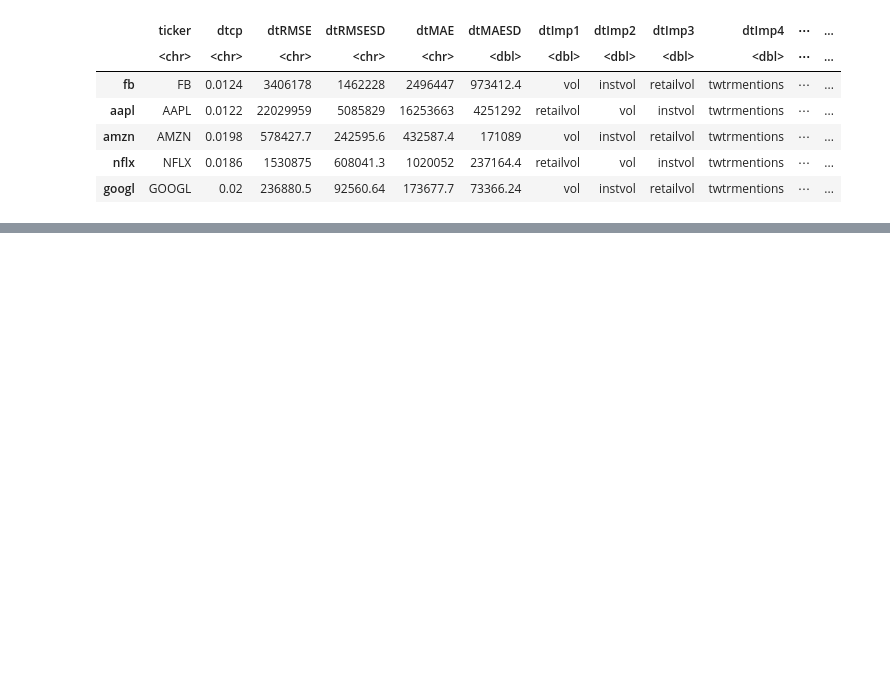
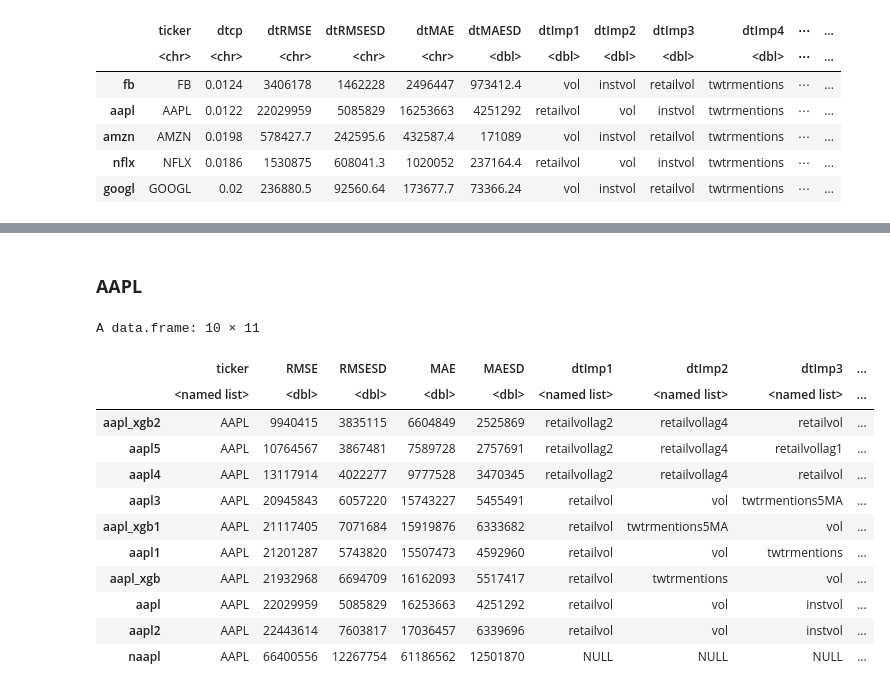
Before and after one commit to limshaocong/analyticsEdge, a Jupyter notebook: FAANG_Volume_Prediction_caa 29Nov21.ipynb, the cells around one changed output, grey strips where cells are left out. Saved outputs shown, nothing was run; the diff lists cells and outputs as text; code cells hidden in the pictures; blank space fills up the shorter version.

```diff
--- a/FAANG_Volume_Prediction_caa 29Nov21.ipynb
+++ b/FAANG_Volume_Prediction_caa 29Nov21.ipynb
@@ -603,0 +694,18 @@ fullfeature_xgb %>% write.csv("fullfeature_xgb.csv")
+# %% [markdown]
+### **AAPL**
+# %%
+summary %>% filter(ticker == "AAPL") %>% arrange(RMSE) %>% relocate(model)
+# %% [output]
+A data.frame: 10 × 11
+|  | ticker | RMSE | RMSESD | MAE | MAESD | dtImp1 | dtImp2 | dtImp3 | ... |
+|  | <named list> | <dbl> | <dbl> | <dbl> | <dbl> | <named list> | <named list> | <named list> | ... |
+| aapl_xgb2 | AAPL | 9940415 | 3835115 | 6604849 | 2525869 | retailvollag2 | retailvollag4 | retailvol | ... |
+| aapl5 | AAPL | 10764567 | 3867481 | 7589728 | 2757691 | retailvollag2 | retailvollag4 | retailvollag1 | ... |
+| aapl4 | AAPL | 13117914 | 4022277 | 9777528 | 3470345 | retailvollag2 | retailvollag4 | retailvol | ... |
+| aapl3 | AAPL | 20945843 | 6057220 | 15743227 | 5455491 | retailvol | vol | twtrmentions5MA | ... |
+| aapl_xgb1 | AAPL | 21117405 | 7071684 | 15919876 | 6333682 | retailvol | twtrmentions5MA | vol | ... |
+| aapl1 | AAPL | 21201287 | 5743820 | 15507473 | 4592960 | retailvol | vol | twtrmentions | ... |
+| aapl_xgb | AAPL | 21932968 | 6694709 | 16162093 | 5517417 | retailvol | twtrmentions | vol | ... |
+| aapl | AAPL | 22029959 | 5085829 | 16253663 | 4251292 | retailvol | vol | instvol | ... |
+| aapl2 | AAPL | 22443614 | 7603817 | 17036457 | 6339696 | retailvol | vol | instvol | ... |
+| naapl | AAPL | 66400556 | 12267754 | 61186562 | 12501870 | NULL | NULL | NULL | ... |
```
Also changed, not shown: parts of 22 cells of this notebook.
